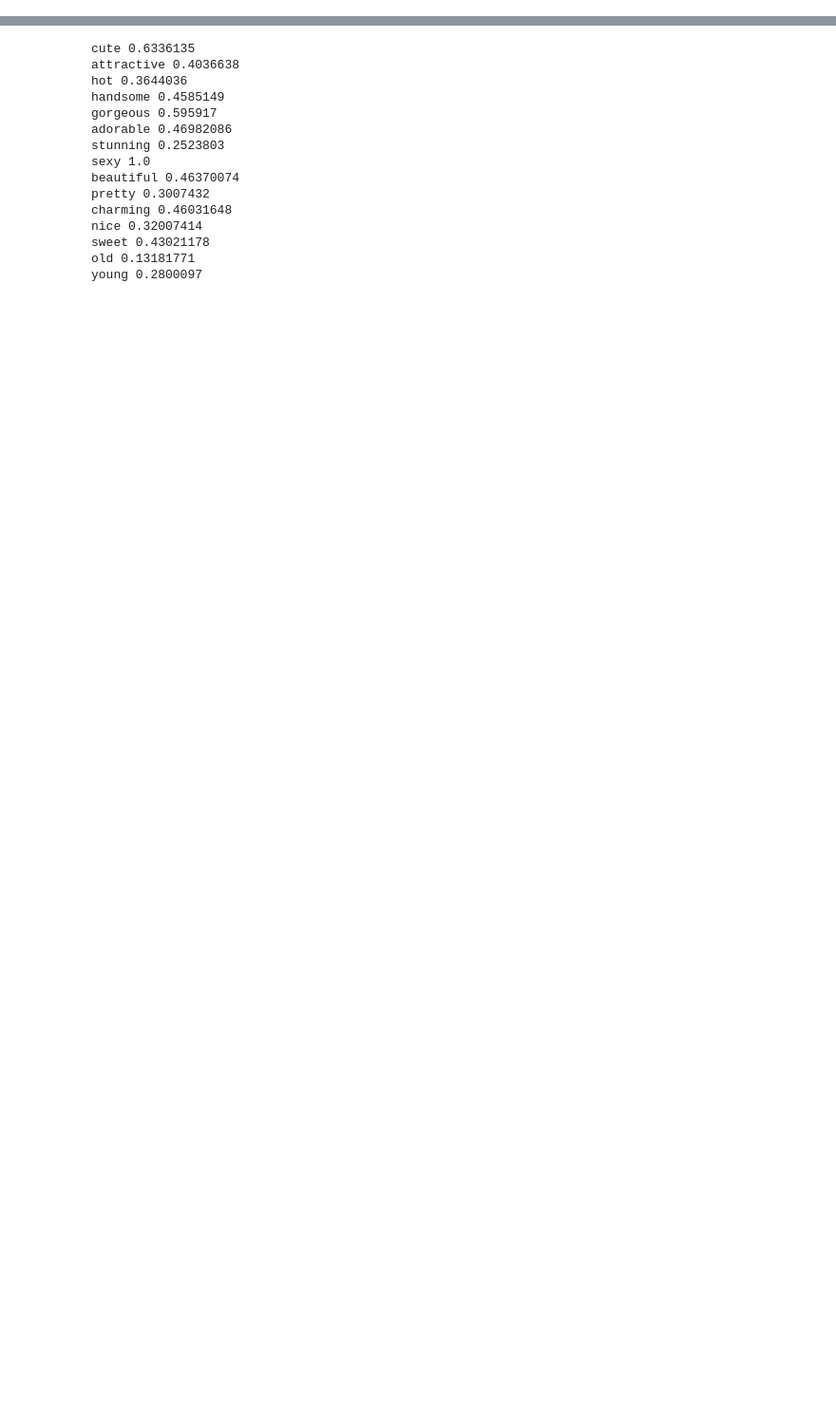
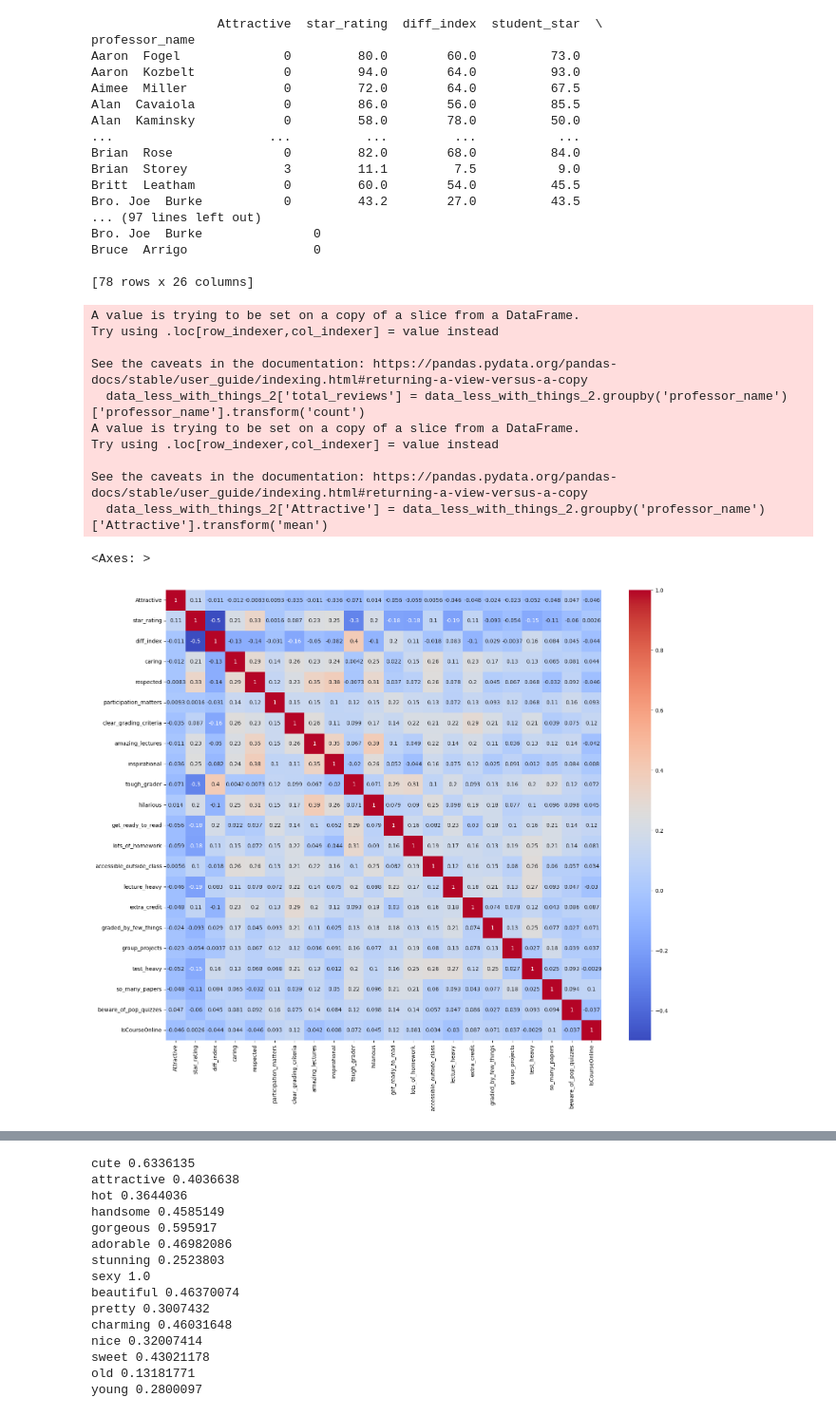
Before and after one commit to samc5/RMP_110, a Jupyter notebook: notebookipynb.ipynb, the cells around one changed output, grey strips where cells are left out. Shown at 95% size. Cells and saved outputs as stored; diff of their text form; code cells hidden in the pictures; blank space fills up the shorter version.

```diff
--- a/notebookipynb.ipynb
+++ b/notebookipynb.ipynb
@@ -48,0 +53,66 @@ def more_like_snippet_A(snippet, snippetA, snippetB, embedding):
+# %%
+data = pd.read_csv('rmp2.csv') #loading in data
+re_pattern = "cute|attractive| hot|handsome|good-looking|gorgeous|adorable|stunning|sexy|eye-candy|beautiful"
+data['Attractive'] = 0 #initializing Attractive to zero all around
+data.head()
+
+
+## Uses regex to find the words in the comments column and then adds a 1 to the Attractive column if the word is found
+for index, row in data.iterrows():
+    reg = re.findall(re_pattern, str(row['comments']).lower())
+    if len(reg) >= 1:
+        #new_list.append(row['comments'])
+        data.at[index, 'Attractive'] = 1
+
+data_less = data[['professor_name', 'Attractive', 'star_rating', 'diff_index', 'student_star', 'tag_professor', 'gives_good_feedback', 'caring', 'respected', 'participation_matters', 'clear_grading_criteria', 'skip_class', 'amazing_lectures', 'inspirational', 'tough_grader', 'hilarious', 'get_ready_to_read', 'lots_of_homework', 'accessible_outside_class', 'lecture_heavy', 'extra_credit', 'graded_by_few_things', 'group_projects', 'test_heavy', 'so_many_papers', 'beware_of_pop_quizzes', 'IsCourseOnline']]
+
+data_less_with_things_3 = data_less[(data_less['Attractive'] == 1) | (data_less['caring'] == 1) | (data_less['gives_good_feedback'] == 1) | (data_less['respected'] == 1) | (data_less['participation_matters'] == 1) | (data_less['clear_grading_criteria'] == 1) | (data_less['skip_class'] == 1) | (data_less['amazing_lectures'] == 1) | (data_less['inspirational'] == 1) | (data_less['tough_grader'] == 1) | (data_less['hilarious'] == 1) | (data_less['get_ready_to_read'] == 1) | (data_less['lots_of_homework'] == 1) | (data_less['accessible_outside_class'] == 1) | (data_less['lecture_heavy'] == 1) | (data_less['extra_credit'] == 1) | (data_less['graded_by_few_things'] == 1) | (data_less['group_projects'] == 1) | (data_less['test_heavy'] == 1) | (data_less['so_many_papers'] == 1) | (data_less['beware_of_pop_quizzes'] == 1) | (data_less['IsCourseOnline'] == 1)]
+data_less_with_things_2 = data_less[(data_less['tag_professor'].notna()) & (data_less['tag_professor'] != '')]
+
+# count the number of total reviews for each professor
+data_less_with_things_2['total_reviews'] = data_less_with_things_2.groupby('professor_name')['professor_name'].transform('count')
+# Make the attraciveness column for every review the average attraciveness for that professor
+data_less_with_things_2['Attractive'] = data_less_with_things_2.groupby('professor_name')['Attractive'].transform('mean')
+professor_data = data_less_with_things_2.drop_duplicates(subset=['professor_name'], keep='first')
+#tags_list is gives_good_feedback	caring	respected	participation_matters	clear_grading_criteria	skip_class	amazing_lectures	inspirational	tough_grader	hilarious	get_ready_to_read	lots_of_homework	accessible_outside_class	lecture_heavy	extra_credit	graded_by_few_things	group_projects	test_heavy	so_many_papers	beware_of_pop_quizzes	IsCourseOnline
+tags_list = ['gives_good_feedback', 'caring', 'respected', 'participation_matters', 'clear_grading_criteria', 'skip_class', 'amazing_lectures', 'inspirational', 'tough_grader', 'hilarious', 'get_ready_to_read', 'lots_of_homework', 'accessible_outside_class', 'lecture_heavy', 'extra_credit', 'graded_by_few_things', 'group_projects', 'test_heavy', 'so_many_papers', 'beware_of_pop_quizzes', 'IsCourseOnline']
+
+print(data2.head(78))
+#data2 to csv
+professor_data.to_csv('professor_data.csv')
+#data2.index
+#print(data2.head(78))
+#data2 = data.groupby('professor_name')
+#data2[data2.index == 'Mary  Richardson']
+plt.figure(figsize=(18, 15))
+sns.heatmap(professor_data.drop(['professor_name', 'tag_professor', 'student_star', 'skip_class', 'gives_good_feedback', 'total_reviews'], axis=1).corr(), annot=True, cmap='coolwarm')
+# %% [output]
+                 Attractive  star_rating  diff_index  student_star  \
+professor_name
+Aaron  Fogel              0         80.0        60.0          73.0
+Aaron  Kozbelt            0         94.0        64.0          93.0
+Aimee  Miller             0         72.0        64.0          67.5
+Alan  Cavaiola            0         86.0        56.0          85.5
+Alan  Kaminsky            0         58.0        78.0          50.0
+...                     ...          ...         ...           ...
+Brian  Rose               0         82.0        68.0          84.0
+Brian  Storey             3         11.1         7.5           9.0
+Britt  Leatham            0         60.0        54.0          45.5
+Bro. Joe  Burke           0         43.2        27.0          43.5
+... (97 lines left out)
+Bro. Joe  Burke               0
+Bruce  Arrigo                 0
+
+[78 rows x 26 columns]
+A value is trying to be set on a copy of a slice from a DataFrame.
+Try using .loc[row_indexer,col_indexer] = value instead
+
+See the caveats in the documentation: https://pandas.pydata.org/pandas-docs/stable/user_guide/indexing.html#returning-a-view-versus-a-copy
+  data_less_with_things_2['total_reviews'] = data_less_with_things_2.groupby('professor_name')['professor_name'].transform('count')
+A value is trying to be set on a copy of a slice from a DataFrame.
+Try using .loc[row_indexer,col_indexer] = value instead
+
+See the caveats in the documentation: https://pandas.pydata.org/pandas-docs/stable/user_guide/indexing.html#returning-a-view-versus-a-copy
+  data_less_with_things_2['Attractive'] = data_less_with_things_2.groupby('professor_name')['Attractive'].transform('mean')
+<Axes: >
+[figure, added]
```
Also changed, not shown: parts of 25 cells of this notebook.
